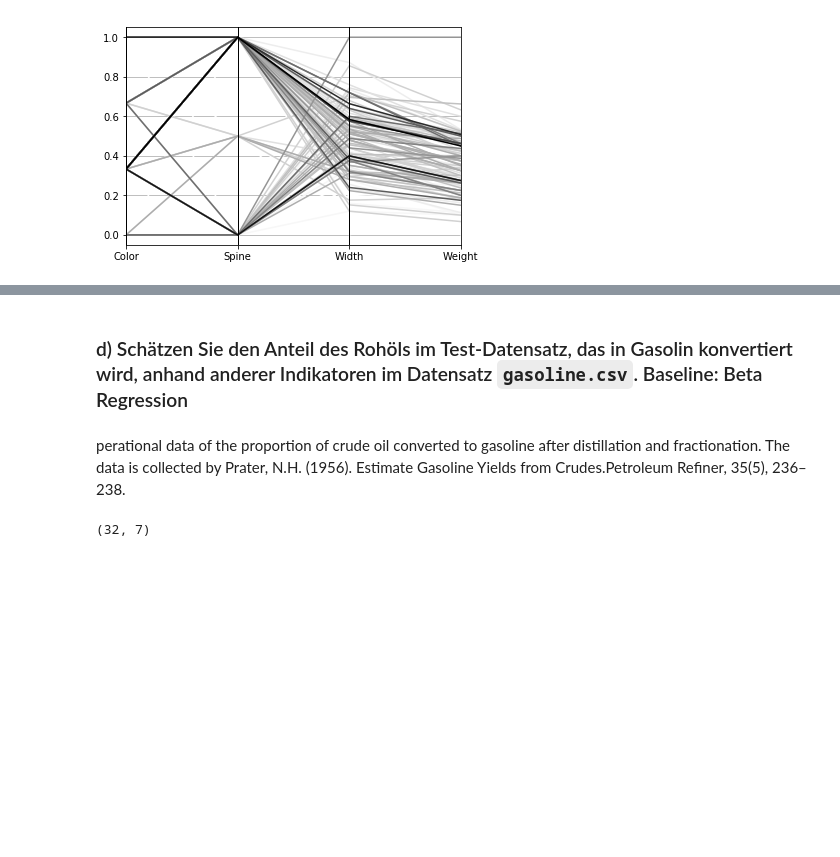
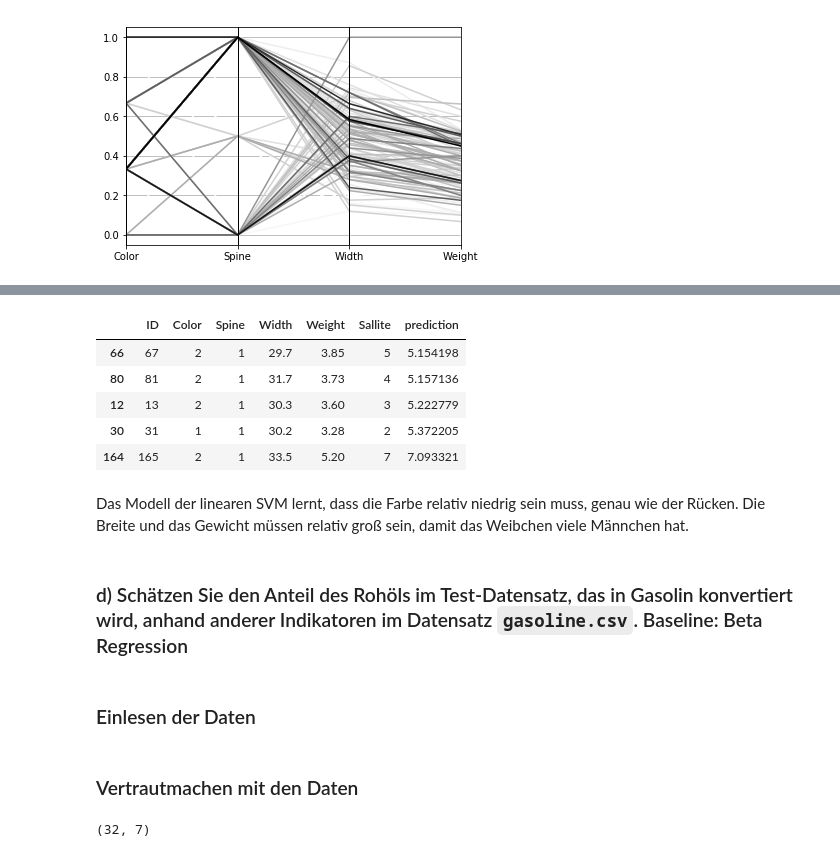
Before and after one commit to tecoKIT/smart-data-analytics, a Jupyter notebook: Uebung1/Exercise3cd.ipynb, the cells around one changed output, grey strips where cells are left out. Drawn from its saved outputs; the diff is of its cells as text; code cells hidden in the pictures; blank space fills up the shorter version.

```diff
--- a/Uebung1/Exercise3cd.ipynb
+++ b/Uebung1/Exercise3cd.ipynb
@@ -137,9 +138,22 @@ np.average(scores)
+# %%
+data.sort_values("prediction").tail()
+# %% [output]
+|  | ID | Color | Spine | Width | Weight | Sallite | prediction |
+| 66 | 67 | 2 | 1 | 29.7 | 3.85 | 5 | 5.154198 |
+| 80 | 81 | 2 | 1 | 31.7 | 3.73 | 4 | 5.157136 |
+| 12 | 13 | 2 | 1 | 30.3 | 3.60 | 3 | 5.222779 |
+| 30 | 31 | 1 | 1 | 30.2 | 3.28 | 2 | 5.372205 |
+| 164 | 165 | 2 | 1 | 33.5 | 5.20 | 7 | 7.093321 |
+# %% [markdown]
+Das Modell der linearen SVM lernt, dass die Farbe relativ niedrig sein muss, genau wie der Rücken. Die Breite und das Gewicht müssen relativ groß sein, damit das Weibchen viele Männchen hat.
 # %% [markdown]
 ### d) Schätzen Sie den Anteil des Rohöls im Test-Datensatz, das in Gasolin konvertiert wird, anhand anderer Indikatoren im Datensatz `gasoline.csv`. Baseline: Beta Regression
+# %% [markdown]
+### Einlesen der Daten
 # %%
 data = pd.read_csv('./data/gasoline.csv', sep=";", decimal=",")
-# %% [markdown]
-perational  data  of  the  proportion  of  crude  oil  converted  to  gasoline  after  distillation  and fractionation.  The  data  is  collected  by  Prater,  N.H.  (1956).  Estimate  Gasoline  Yields  from  Crudes.Petroleum Refiner, 35(5), 236–238.
+# %% [markdown]
+### Vertrautmachen mit den Daten
 # %%
 data.shape
 # %% [output]
```
Also changed, not shown: parts of 32 cells of this notebook.
